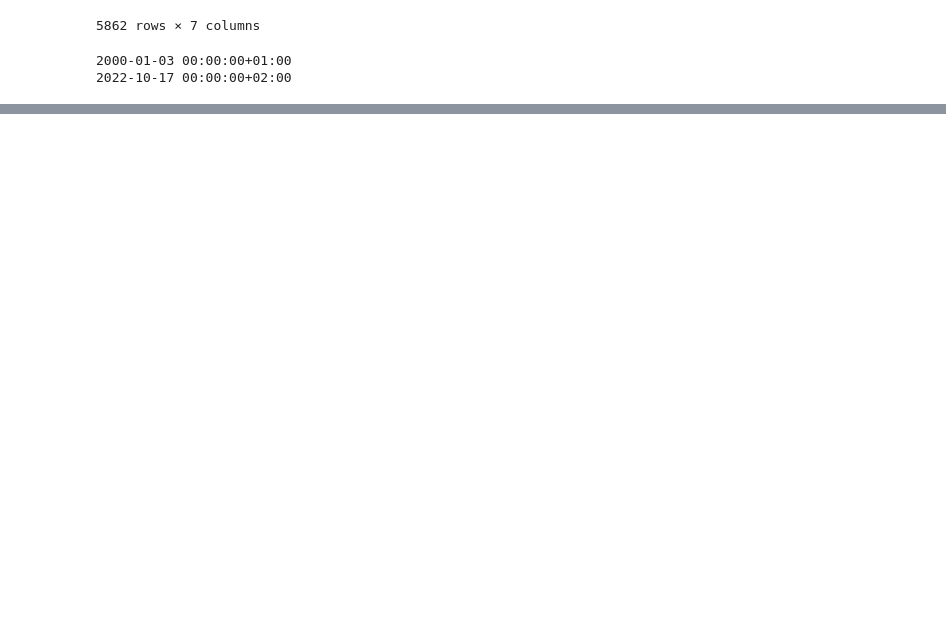
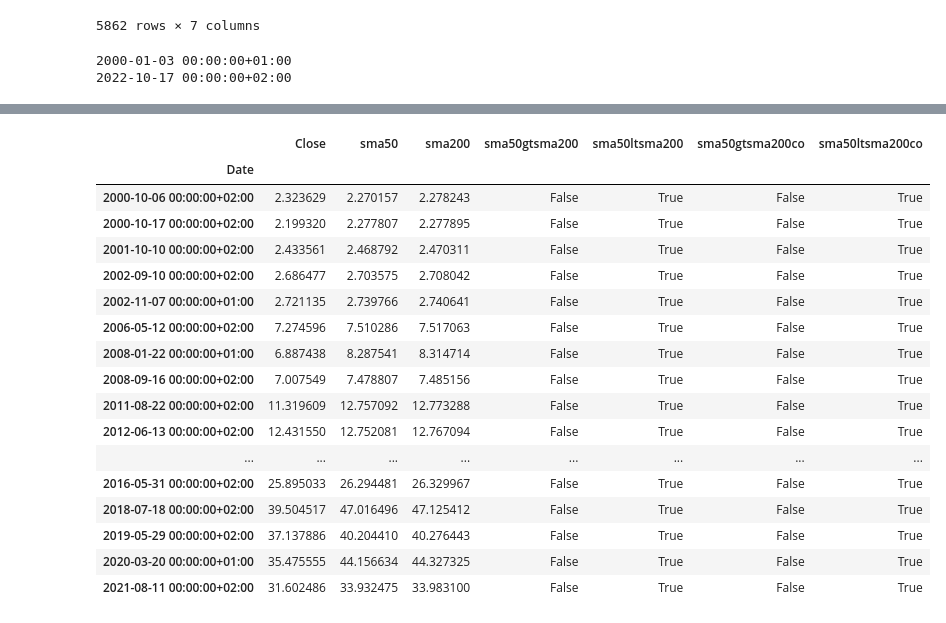
Before and after one commit to raoulbia/trading, a Jupyter notebook: sma200_v1.ipynb, the cells around one changed output, grey strips where cells are left out. Drawn from its saved outputs; the diff is of its cells as text; code cells hidden in the pictures; blank space fills up the shorter version.

```diff
--- a/sma200_v1.ipynb
+++ b/sma200_v1.ipynb
@@ -114,3 +181,25 @@ reliance
+# %%
+sellsignals = df[df["sma50ltsma200co"] == True]
+sellsignals
+# %% [output]
+|  | Close | sma50 | sma200 | sma50gtsma200 | sma50ltsma200 | sma50gtsma200co | sma50ltsma200co |
+| Date |  |  |  |  |  |  |  |
+| 2000-10-06 00:00:00+02:00 | 2.323629 | 2.270157 | 2.278243 | False | True | False | True |
+| 2000-10-17 00:00:00+02:00 | 2.199320 | 2.277807 | 2.277895 | False | True | False | True |
+| 2001-10-10 00:00:00+02:00 | 2.433561 | 2.468792 | 2.470311 | False | True | False | True |
+| 2002-09-10 00:00:00+02:00 | 2.686477 | 2.703575 | 2.708042 | False | True | False | True |
+| 2002-11-07 00:00:00+01:00 | 2.721135 | 2.739766 | 2.740641 | False | True | False | True |
+| 2006-05-12 00:00:00+02:00 | 7.274596 | 7.510286 | 7.517063 | False | True | False | True |
+| 2008-01-22 00:00:00+01:00 | 6.887438 | 8.287541 | 8.314714 | False | True | False | True |
+| 2008-09-16 00:00:00+02:00 | 7.007549 | 7.478807 | 7.485156 | False | True | False | True |
+| 2011-08-22 00:00:00+02:00 | 11.319609 | 12.757092 | 12.773288 | False | True | False | True |
+| 2012-06-13 00:00:00+02:00 | 12.431550 | 12.752081 | 12.767094 | False | True | False | True |
+| ... | ... | ... | ... | ... | ... | ... | ... |
+| 2016-05-31 00:00:00+02:00 | 25.895033 | 26.294481 | 26.329967 | False | True | False | True |
+| 2018-07-18 00:00:00+02:00 | 39.504517 | 47.016496 | 47.125412 | False | True | False | True |
+| 2019-05-29 00:00:00+02:00 | 37.137886 | 40.204410 | 40.276443 | False | True | False | True |
+| 2020-03-20 00:00:00+01:00 | 35.475555 | 44.156634 | 44.327325 | False | True | False | True |
+| 2021-08-11 00:00:00+02:00 | 31.602486 | 33.932475 | 33.983100 | False | True | False | True |
 # %%
 # plotting Close price and simple
 # moving average of 30 days using .plot() method
```
Also changed, not shown: parts of 9 cells of this notebook.
